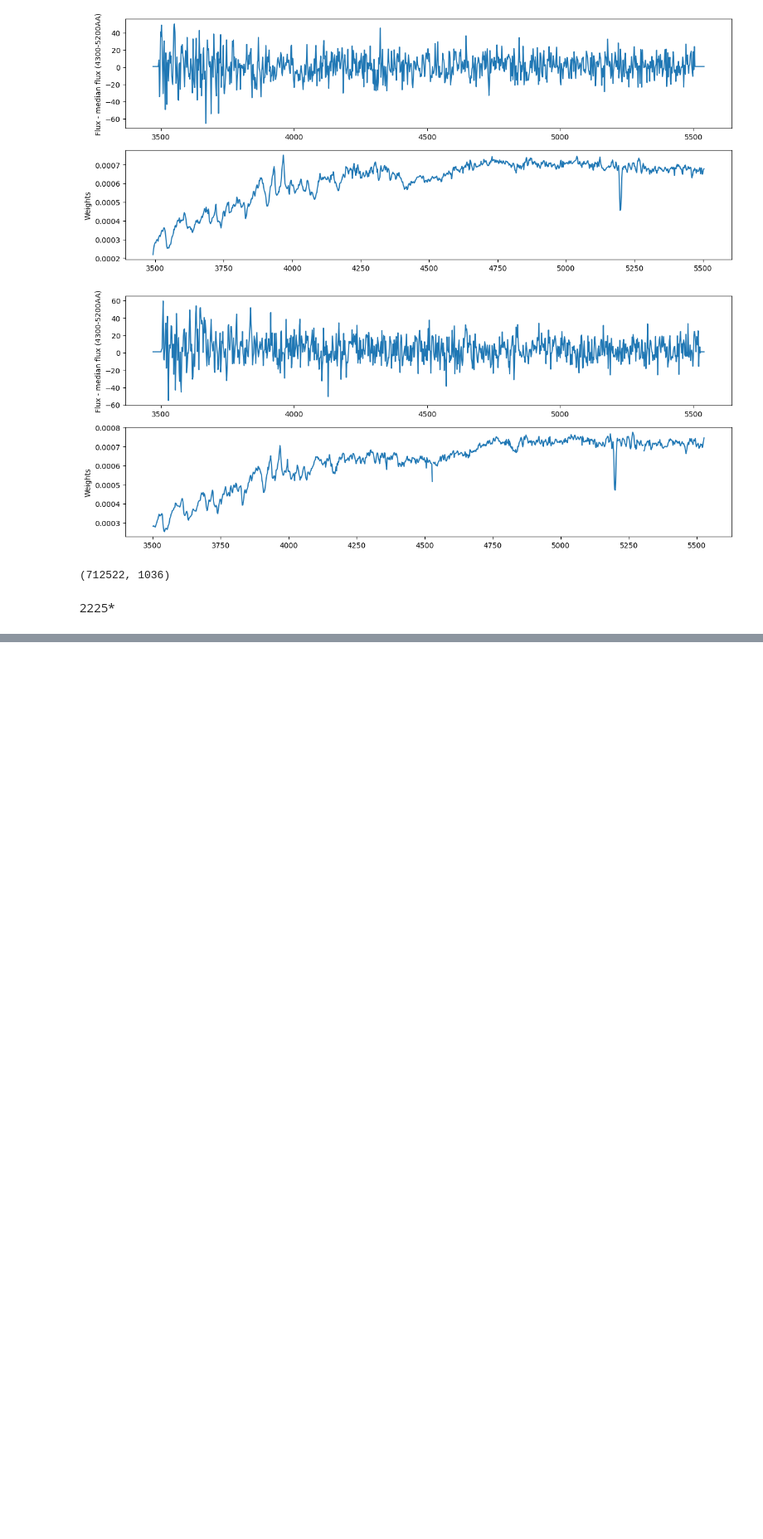
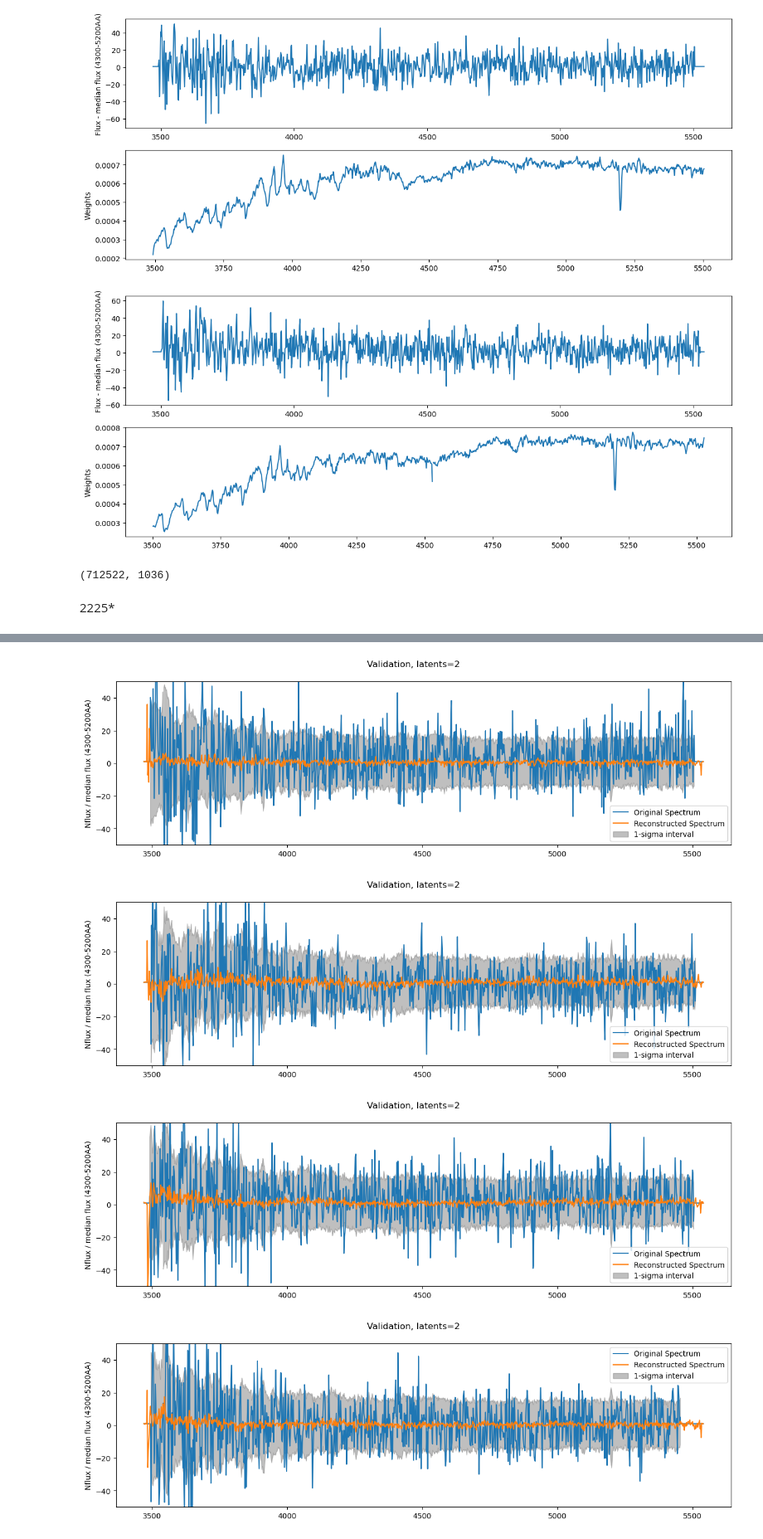
Before and after one commit to qezlou/hetdex_res, a Jupyter notebook: notebooks/spender/train_hetdex_tests.ipynb, the cells around one changed output, grey strips where cells are left out. Shown at 83% size. Saved outputs shown, nothing was run; the diff lists cells and outputs as text; code cells hidden in the pictures; blank space fills up the shorter version.

```diff
--- a/notebooks/spender/train_hetdex_tests.ipynb
+++ b/notebooks/spender/train_hetdex_tests.ipynb
@@ -8,6 +8,7 @@ data_dir = '/home/qezlou/projects/lae_detection/data/'
 instrument = HETDEX()
 
 trainloader = instrument.get_data_loader(data_dir, which="train", batch_size=1024)
+validloader = instrument.get_data_loader(data_dir, which="valid", batch_size=1024)
 
 for k, batch in enumerate(trainloader):
     batch_size = len(batch[0])
@@ -15,4 +16,11 @@ for k, batch in enumerate(trainloader):
     assert np.all(~np.isnan(w.numpy())), "w contains NaN values"
     assert not np.any(np.isnan(w.numpy()))
     print(f"Batch {k}: spec shape {spec.shape}, w shape {w.shape}, z shape {z.shape}")
+
+for k, batch in enumerate(validloader):
+    batch_size = len(batch[0])
+    spec, w, z = batch
+    assert np.all(~np.isnan(w.numpy())), "w contains NaN values"
+    assert not np.any(np.isnan(w.numpy()))
+    print(f"Batch {k}: spec shape {spec.shape}, w shape {w.shape}, z shape {z.shape}")
 # %% [output]
@@ -69,0 +123,23 @@ with h5py.File('/home/qezlou/projects/lae_detection/data/fib_spec/all_calfibs.h5
+# %%
+from scipy.ndimage import gaussian_filter1d
+with torch.no_grad():
+    for k, batch in enumerate(validloader):
+        batch_size = len(batch[0])
+        spec, w, z = batch
+        recon_spec = model(spec)
+        ind = np.random.choice(batch_size, size=4, replace=False)
+        for i in ind:
+            fig, ax = plt.subplots(1,1, figsize=(15,4))
+            ax.plot(instrument._wave_obs.numpy(), spec[i].numpy(), label='Original Spectrum')
+            ax.set_ylabel('Nflux / median flux (4300-5200AA)')
+            ax.plot(instrument._wave_obs.numpy(), recon_spec[i].detach().numpy(), label='Reconstructed Spectrum')
+            ax.fill_between(instrument._wave_obs.numpy(), recon_spec[i].detach().numpy() - 1/np.sqrt(w[i].numpy()), recon_spec[i].detach().numpy() + 1/np.sqrt(w[i].numpy()), color='gray', alpha=0.5, label='1-sigma interval')
+            ax.set_ylim([-50, 50])
+            ax.legend()
+            plt.suptitle(f'Validation, latents={latents}')
+            plt.show()
+# %% [output]
+[figure, added]
+[figure, added]
+[figure, added]
+[figure, added]
```
Also changed, not shown: parts of 5 cells of this notebook.
